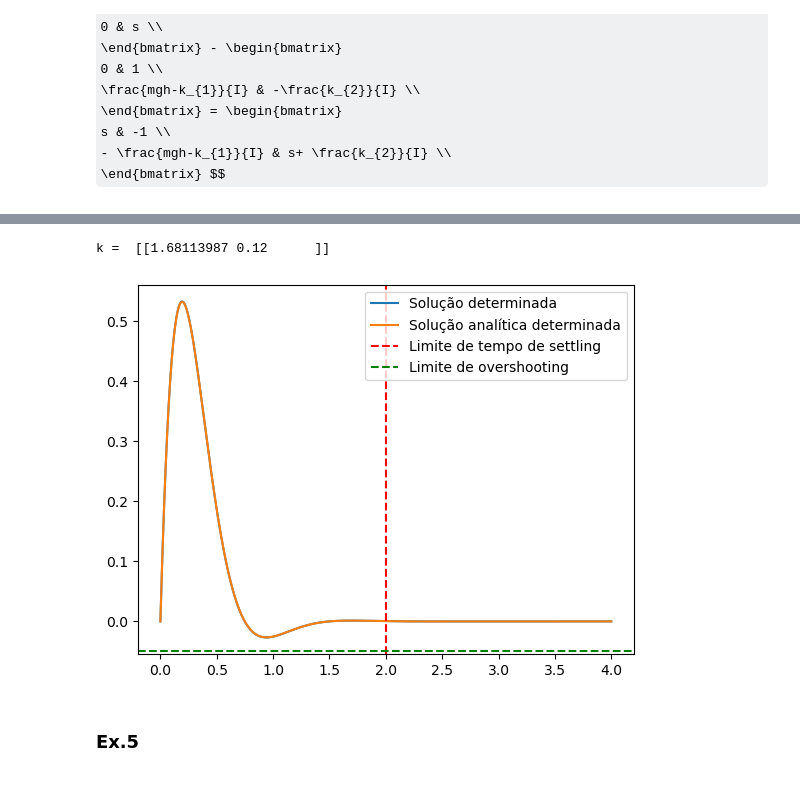
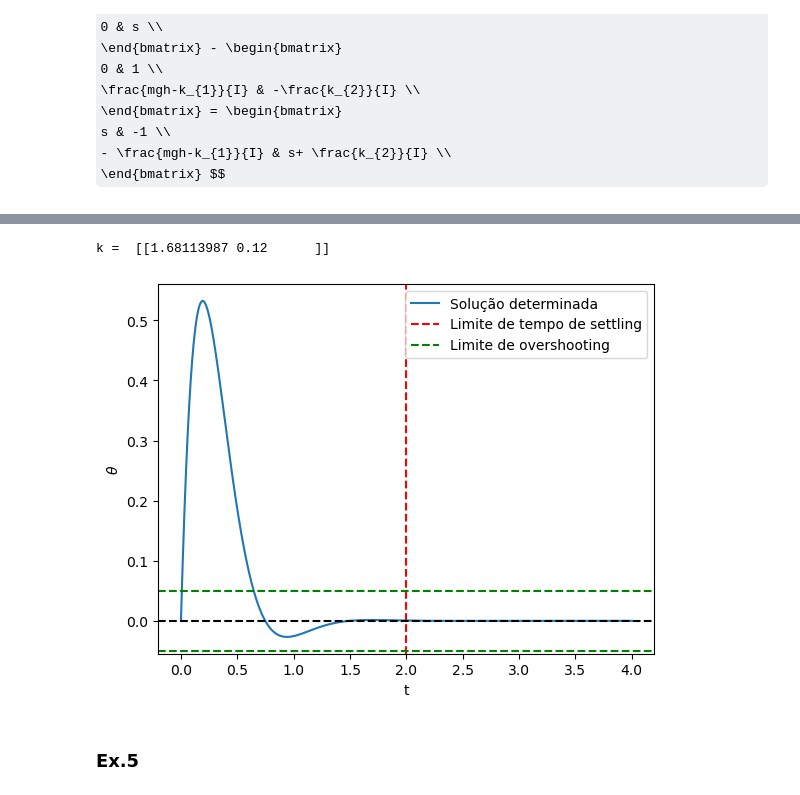
Before and after one commit to mariana-das-neves/sistemas_dinamicos_e_controlo, a Jupyter notebook: Projeto SDC.ipynb, the cells around one changed output, grey strips where cells are left out. Drawn from its saved outputs; the diff is of its cells as text; code cells hidden in the pictures; some formulas as TeX source.

```diff
--- a/Projeto SDC.ipynb
+++ b/Projeto SDC.ipynb
@@ -206,0 +201,14 @@ Controller:  [1.31008341 0.        ]
+# %%
+K = np.hstack([I*(-2)**2+m*g*h,-2*(-2)*I]).reshape((1,2))
+
+print("Controller: ",K)
+
+x0 = np.array([2,1])
+times = np.linspace(0, 4, 10000, endpoint=True)
+dt = abs(times[1]-times[0])
+xt = np.zeros((len(times), 2))
+xt[0] = x0
+for i in range(len(times)-1):
+    xt[i+1] = xt[i] + dt*(A - B @ K) @ xt[i]
+
+plt.plot(times, xt)
@@ -404,52 +428,34 @@ $$\xi=\sqrt{\frac{\ln (\frac{1}{0.05})^{2}}{\pi^{2}+\ln (\frac{1}{0.05})^{2}}}\q
 # %%
-# ts = 2
-# w = 5*10^-2
-# xi = 4/(ts*w)
-# overshoot = np.exp(-(xi*np.pi)/(np.sqrt(1-xi**2)))
-
-# tau_impulse = 1.5 * 10 ** -2
-# delta_theta_dot = tau_impulse / I
-# x0 = [0, delta_theta_dot]
-
-# k2 = 2*I*xi*w
-# k1 = m*g*h-I*w*w
-# k = np.array([k1,k2])
-
-T = 1e-3
-# xi = np.sqrt((np.log(1/(T+0.05))**2)/((3*np.pi/2)**2 + np.log(1/(T+0.05))**2))
-# w = 1/(2*xi)*np.log(1/T)
-
 xi = np.sqrt(np.log(20)**2 / (np.pi**2 + np.log(20)**2))
 w = 4/(xi*1)
 
 k2 = 2*I*xi*w
 k1 = m*g*h+I*w*w
 k = np.array([k1,k2]).reshape((1,2))
 
-# print("ts = ",ts)
-# print("overshoot = ",overshoot)
 print("k = ",k)
 
 
 # representação gráfica
 x0 = np.array([0,0.1/I])
 times = np.linspace(0, 4, 10000, endpoint=True)
 dt = abs(times[1]-times[0])
 xt = np.zeros((len(times), 2))
 xt[0] = x0
 for i in range(len(times)-1):
     xt[i+1] = xt[i] + dt*(A - B @ k) @ xt[i]
 
-analitico = lambda xi, w, t, y0: y0/(w*np.sqrt(1-xi*xi)) * np.exp(-xi*w*t) * np.sin(w*np.sqrt(1-xi*xi)*t)
-
 plt.plot(times, xt[:,0], label='Solução determinada')
-plt.plot(times, analitico(xi, w, times, 0.1/I), label='Solução analítica determinada')
 plt.axvline(2, linestyle='--', color='red', label='Limite de tempo de settling')
 plt.axhline(-5e-2, linestyle='--', color='green', label='Limite de overshooting')
+plt.axhline(5e-2, linestyle='--', color='green')
+plt.axhline(0, linestyle='--', color='black')
+plt.xlabel('t')
+plt.ylabel(r'$\theta$')
 plt.legend()
 plt.show()
 # %% [output]
 k =  [[1.68113987 0.12      ]]
-[figure, old version]
+[figure, new version]
 # %% [markdown]
 ### Ex.5
```
Also changed, not shown: parts of 23 cells of this notebook.
